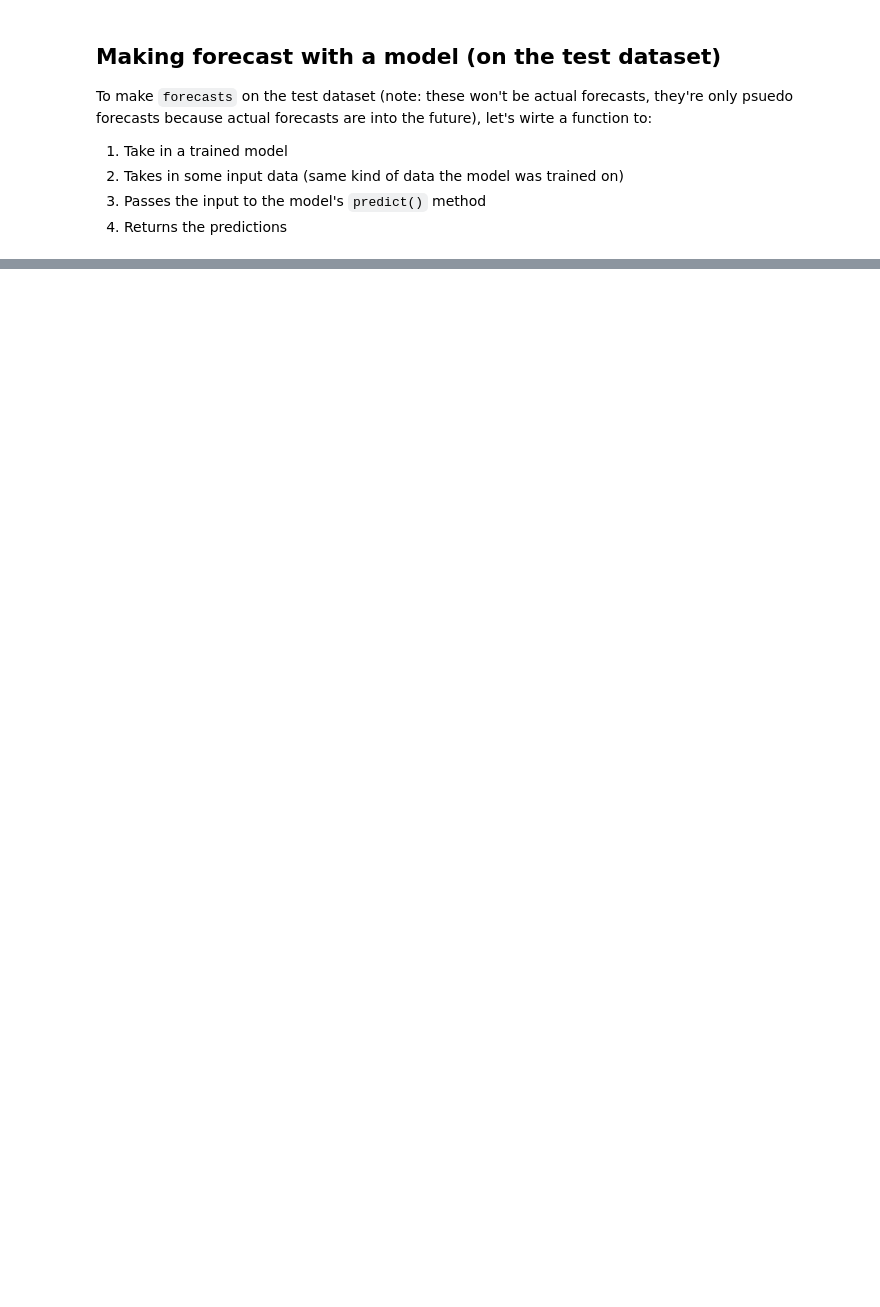
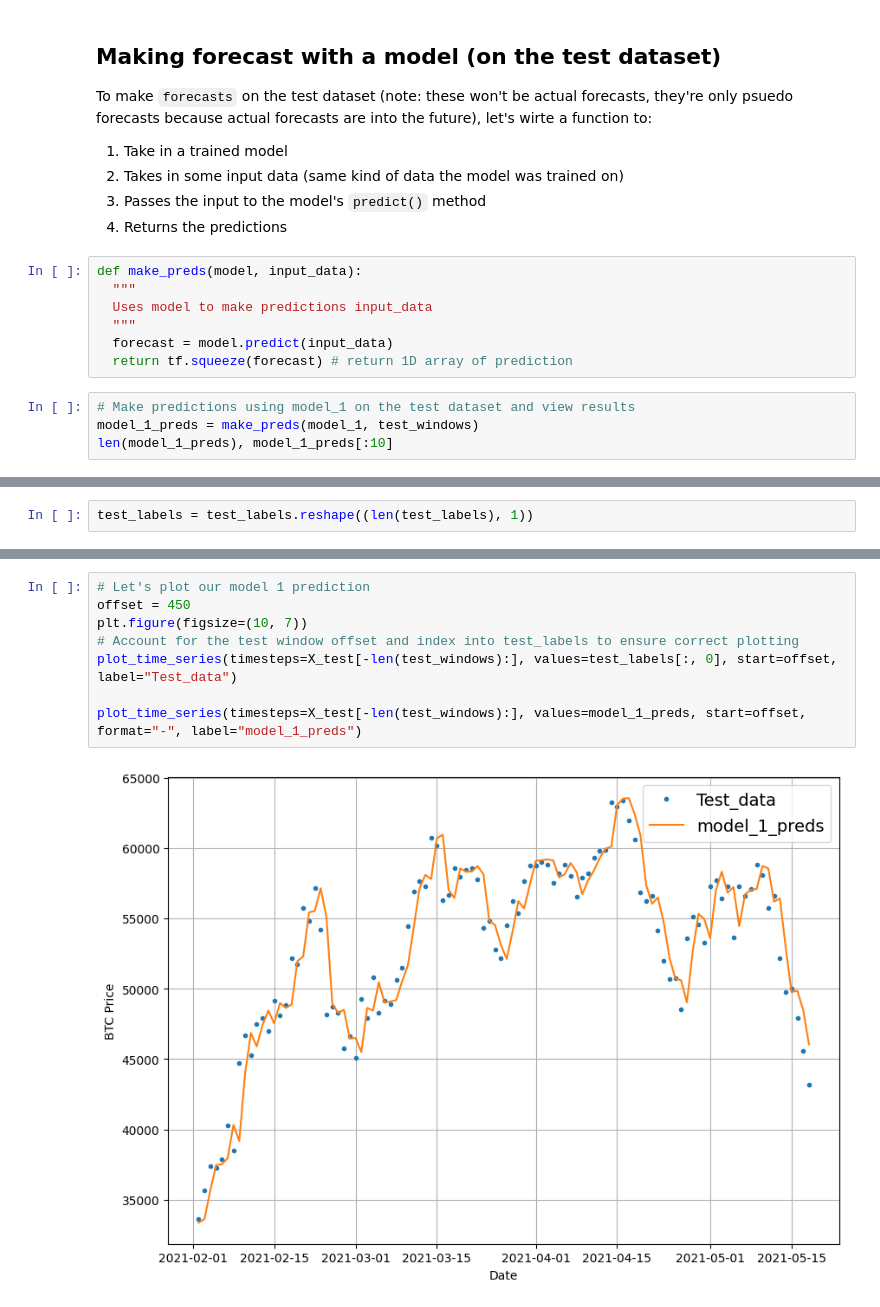
Before and after one commit to 21Ovi/BitPredict, a Jupyter notebook: BitPredict.ipynb, the cells around one changed output, grey strips where cells are left out. Saved outputs shown, nothing was run; the diff lists cells and outputs as text; blank space fills up the shorter version.

```diff
--- a/BitPredict.ipynb
+++ b/BitPredict.ipynb
@@ -689,3 +689,14 @@ To make `forecasts` on the test dataset (note: these won't be actual forecasts,
 2. Takes in some input data (same kind of data the model was trained on)
 3. Passes the input to the model's `predict()` method
 4. Returns the predictions
+# %%
+def make_preds(model, input_data):
+  """
+  Uses model to make predictions input_data
+  """
+  forecast = model.predict(input_data)
+  return tf.squeeze(forecast) # return 1D array of prediction
+# %%
+# Make predictions using model_1 on the test dataset and view results
+model_1_preds = make_preds(model_1, test_windows)
+len(model_1_preds), model_1_preds[:10]
@@ -691,0 +709,2 @@ To make `forecasts` on the test dataset (note: these won't be actual forecasts,
+# %%
+test_labels = test_labels.reshape((len(test_labels), 1))
@@ -691,0 +729,10 @@ To make `forecasts` on the test dataset (note: these won't be actual forecasts,
+# %%
+# Let's plot our model 1 prediction
+offset = 450
+plt.figure(figsize=(10, 7))
+# Account for the test window offset and index into test_labels to ensure correct plotting
+plot_time_series(timesteps=X_test[-len(test_windows):], values=test_labels[:, 0], start=offset, label="Test_data")
+
+plot_time_series(timesteps=X_test[-len(test_windows):], values=model_1_preds, start=offset, format="-", label="model_1_preds")
+# %% [output]
+[figure, added]
```
Also changed, not shown: parts of 7 cells of this notebook.
